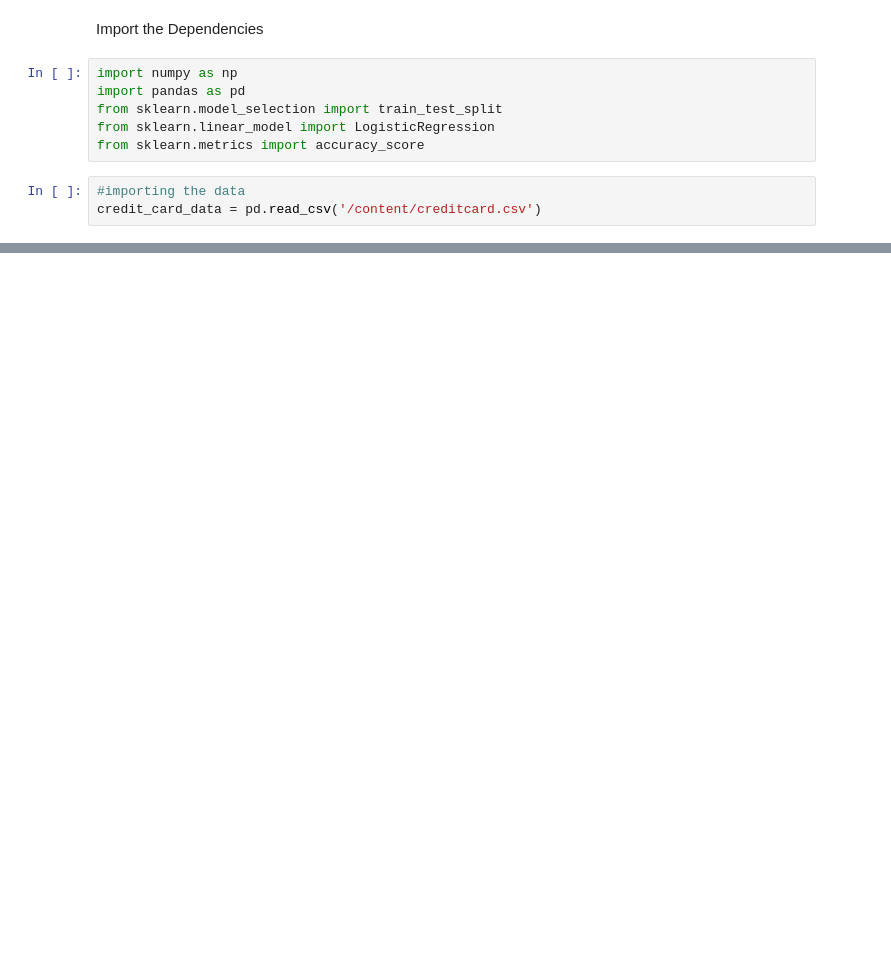
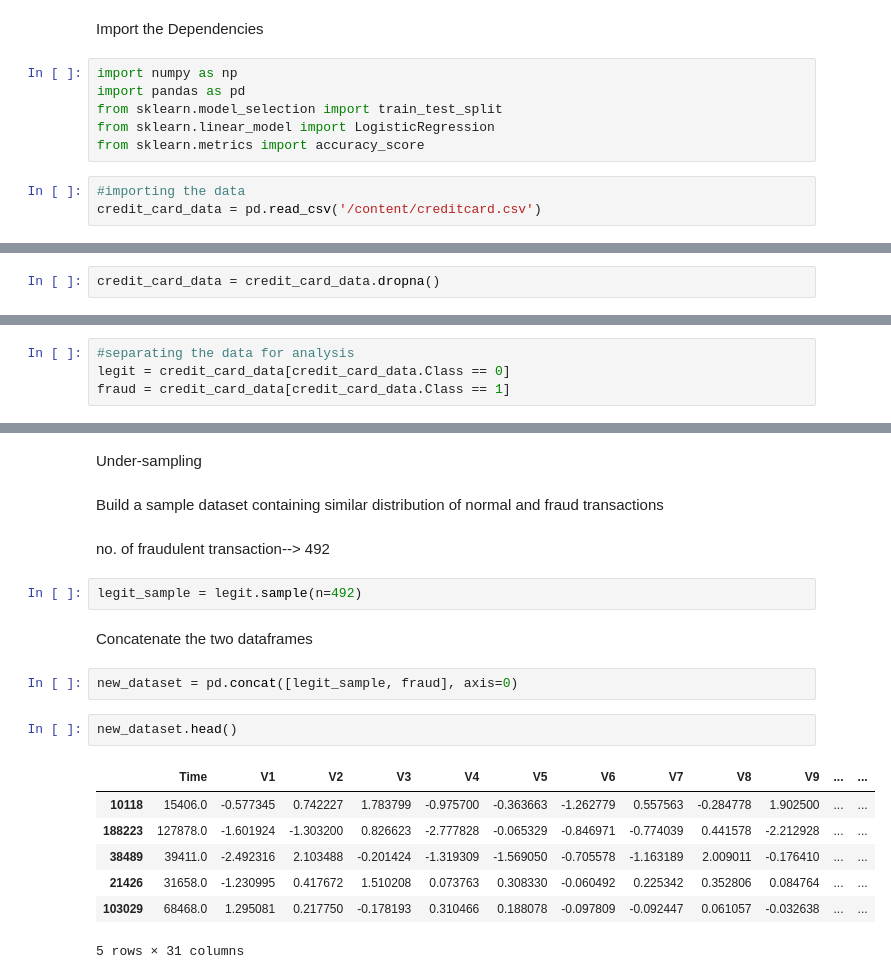
Before and after one commit to Shreya1998-35/amex-data-quality-pipeline, a Jupyter notebook: chapter_appendix-tools-for-deep-learning/jupyter.ipynb, the cells around one changed output, grey strips where cells are left out. Drawn from its saved outputs; the diff is of its cells as text; blank space fills up the shorter version.

```diff
--- a/chapter_appendix-tools-for-deep-learning/jupyter.ipynb
+++ b/chapter_appendix-tools-for-deep-learning/jupyter.ipynb
@@ -72 +72,3 @@ credit_card_data.isnull().sum()
 dtype: int64
+# %%
+credit_card_data = credit_card_data.dropna()
@@ -72,0 +107,4 @@ dtype: int64
+# %%
+#separating the data for analysis
+legit = credit_card_data[credit_card_data.Class == 0]
+fraud = credit_card_data[credit_card_data.Class == 1]
@@ -72,0 +152,22 @@ dtype: int64
+# %% [markdown]
+Under-sampling
+# %% [markdown]
+Build a sample dataset containing similar distribution of normal and fraud transactions
+# %% [markdown]
+no. of fraudulent transaction--> 492
+# %%
+legit_sample = legit.sample(n=492)
+# %% [markdown]
+Concatenate the two dataframes
+# %%
+new_dataset = pd.concat([legit_sample, fraud], axis=0)
+# %%
+new_dataset.head()
+# %% [output]
+|  | Time | V1 | V2 | V3 | V4 | V5 | V6 | V7 | V8 | V9 | ... | ... |
+| 10118 | 15406.0 | -0.577345 | 0.742227 | 1.783799 | -0.975700 | -0.363663 | -1.262779 | 0.557563 | -0.284778 | 1.902500 | ... | ... |
+| 188223 | 127878.0 | -1.601924 | -1.303200 | 0.826623 | -2.777828 | -0.065329 | -0.846971 | -0.774039 | 0.441578 | -2.212928 | ... | ... |
+| 38489 | 39411.0 | -2.492316 | 2.103488 | -0.201424 | -1.319309 | -1.569050 | -0.705578 | -1.163189 | 2.009011 | -0.176410 | ... | ... |
+| 21426 | 31658.0 | -1.230995 | 0.417672 | 1.510208 | 0.073763 | 0.308330 | -0.060492 | 0.225342 | 0.352806 | 0.084764 | ... | ... |
+| 103029 | 68468.0 | 1.295081 | 0.217750 | -0.178193 | 0.310466 | 0.188078 | -0.097809 | -0.092447 | 0.061057 | -0.032638 | ... | ... |
+5 rows × 31 columns
```
Also changed, not shown: parts of 12 cells of this notebook.
